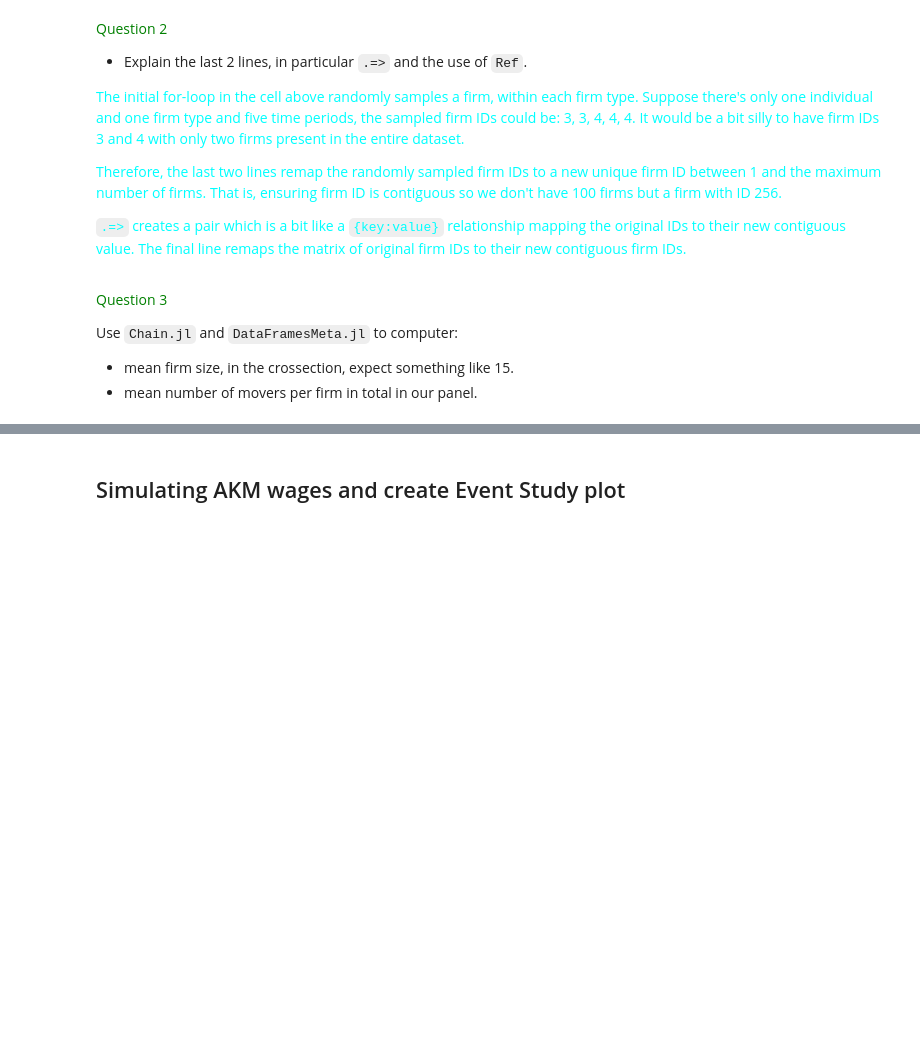
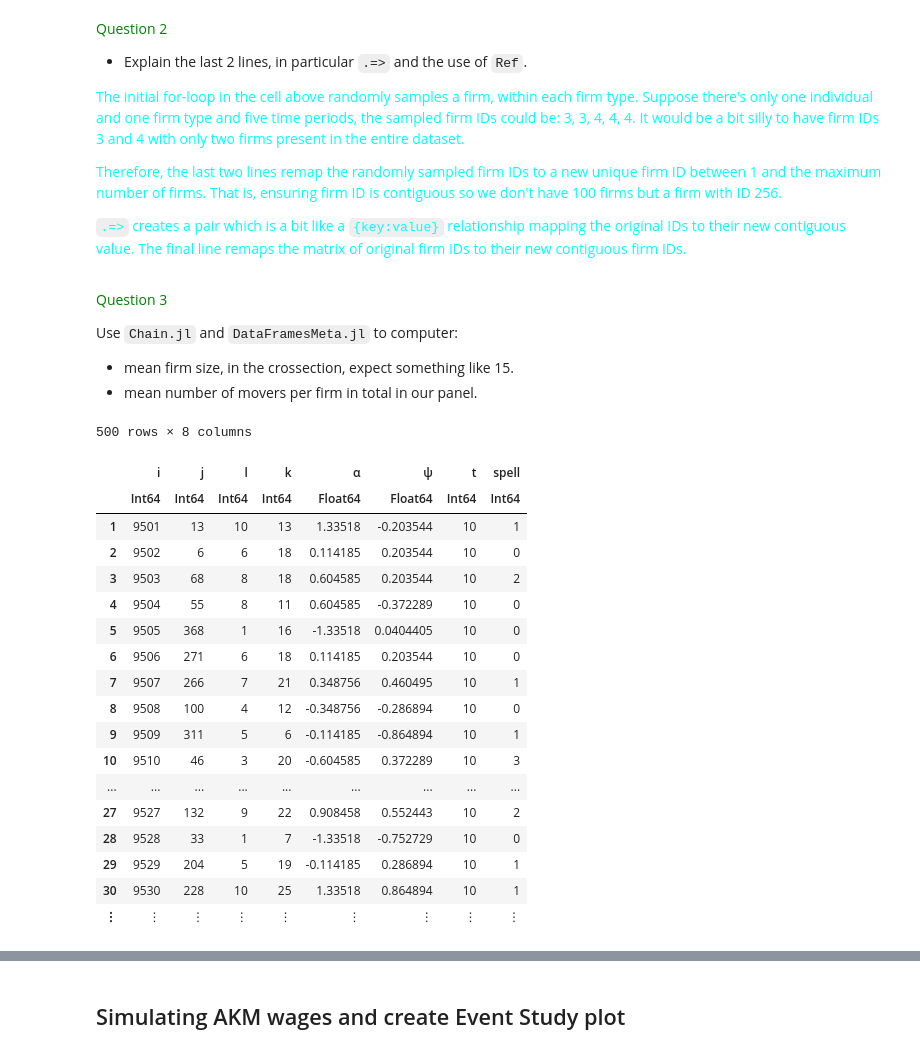
Before and after one commit to EdJeeOnGitHub/EC34430, a Jupyter notebook: problem-1/hw-twfe.ipynb, the cells around one changed output, grey strips where cells are left out. Cells and saved outputs as stored; diff of their text form; code cells hidden in the pictures; blank space fills up the shorter version.

Commit message:
slowly doing Q3 because I can't use DataFrames.jl

```diff
--- a/problem-1/hw-twfe.ipynb
+++ b/problem-1/hw-twfe.ipynb
@@ -208,3 +208,27 @@ Use `Chain.jl` and `DataFramesMeta.jl` to computer:
 
  - mean firm size, in the crossection, expect something like 15.
  - mean number of movers per firm in total in our panel.
+# %%
+using Chain
+using DataFramesMeta
+last(df, 500)
+# %% [output]
+500 rows × 8 columns
+|  | i | j | l | k | α | ψ | t | spell |
+|  | Int64 | Int64 | Int64 | Int64 | Float64 | Float64 | Int64 | Int64 |
+| 1 | 9501 | 13 | 10 | 13 | 1.33518 | -0.203544 | 10 | 1 |
+| 2 | 9502 | 6 | 6 | 18 | 0.114185 | 0.203544 | 10 | 0 |
+| 3 | 9503 | 68 | 8 | 18 | 0.604585 | 0.203544 | 10 | 2 |
+| 4 | 9504 | 55 | 8 | 11 | 0.604585 | -0.372289 | 10 | 0 |
+| 5 | 9505 | 368 | 1 | 16 | -1.33518 | 0.0404405 | 10 | 0 |
+| 6 | 9506 | 271 | 6 | 18 | 0.114185 | 0.203544 | 10 | 0 |
+| 7 | 9507 | 266 | 7 | 21 | 0.348756 | 0.460495 | 10 | 1 |
+| 8 | 9508 | 100 | 4 | 12 | -0.348756 | -0.286894 | 10 | 0 |
+| 9 | 9509 | 311 | 5 | 6 | -0.114185 | -0.864894 | 10 | 1 |
+| 10 | 9510 | 46 | 3 | 20 | -0.604585 | 0.372289 | 10 | 3 |
+| ... | ... | ... | ... | ... | ... | ... | ... | ... |
+| 27 | 9527 | 132 | 9 | 22 | 0.908458 | 0.552443 | 10 | 2 |
+| 28 | 9528 | 33 | 1 | 7 | -1.33518 | -0.752729 | 10 | 0 |
+| 29 | 9529 | 204 | 5 | 19 | -0.114185 | 0.286894 | 10 | 1 |
+| 30 | 9530 | 228 | 10 | 25 | 1.33518 | 0.864894 | 10 | 1 |
+| ⋮ | ⋮ | ⋮ | ⋮ | ⋮ | ⋮ | ⋮ | ⋮ | ⋮ |
```
Also changed, not shown: parts of 4 cells of this notebook.
